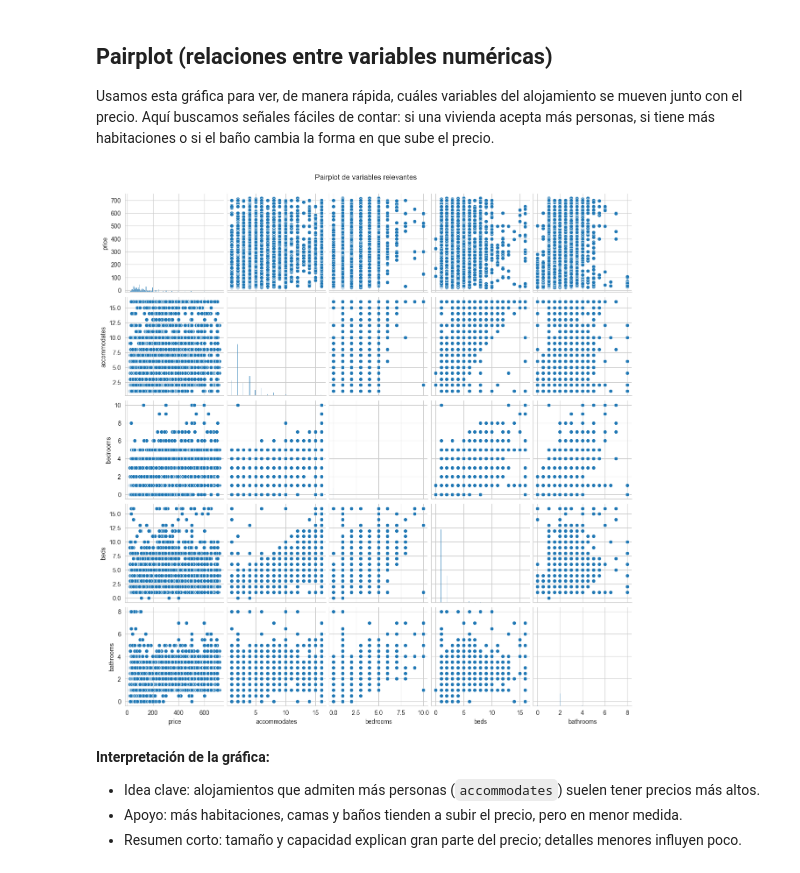
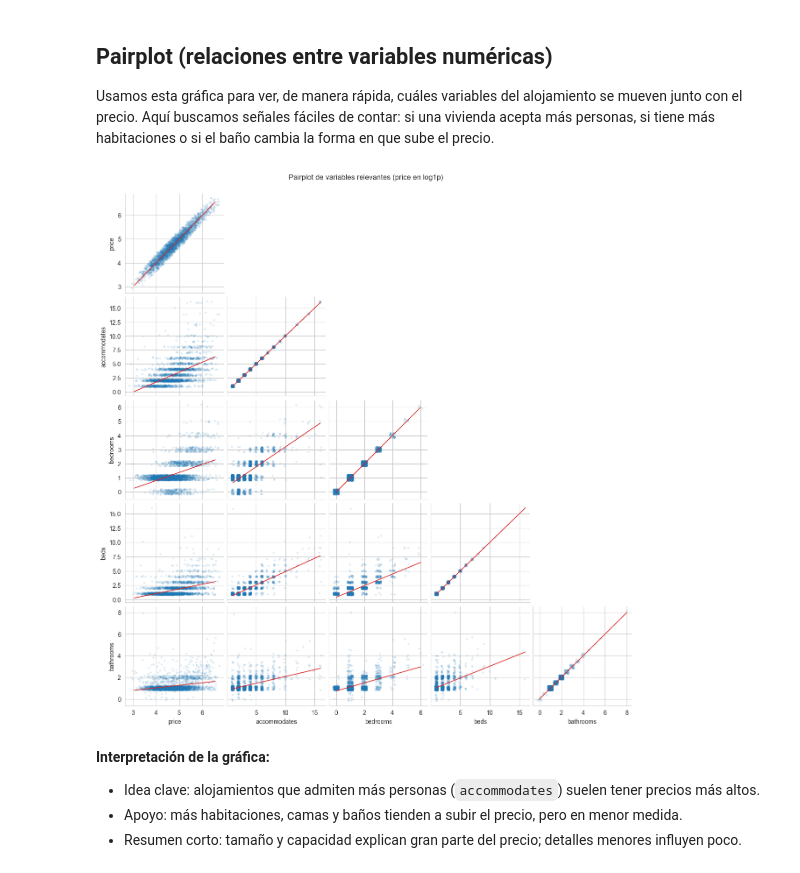
Before and after one commit to 07203628/CDProyectoFinal, a Jupyter notebook: Proyecto/Final/Presentacion_Notebook.ipynb, the cells around one changed output. Drawn from its saved outputs; the diff is of its cells as text; code cells hidden in the pictures.

```diff
--- a/Proyecto/Final/Presentacion_Notebook.ipynb
+++ b/Proyecto/Final/Presentacion_Notebook.ipynb
@@ -74,13 +74,34 @@ Usamos esta gráfica para ver, de manera rápida, cuáles variables del alojamie
 # %%
 pair_cols = [col for col in ['price', 'accommodates', 'bedrooms', 'beds', 'bathrooms'] if col in df.columns]
 if len(pair_cols) >= 2:
-    g = sns.pairplot(df[pair_cols])
-    g.fig.suptitle('Pairplot de variables relevantes', y=1.02)
+    # Muestreo para evitar sobrecarga visual en datasets grandes
+    pair_df = df[pair_cols].dropna().copy()
+    pair_df = pair_df.sample(n=min(3000, len(pair_df)), random_state=42)
+
+    # Reducir sesgo de cola larga en precio para visualizar mejor patrones
+    if 'price' in pair_df.columns:
+        pair_df['price'] = np.log1p(pair_df['price'].clip(lower=0))
+
+    # Pairplot con regplot + jitter para evitar cuadricula en variables discretas
+    g = sns.pairplot(
+        pair_df,
+        corner=True,
+        kind='reg',
+        diag_kind=None,
+        plot_kws={
+            'x_jitter': 0.2,
+            'y_jitter': 0.2,
+            'ci': None,
+            'scatter_kws': {'alpha': 0.14, 's': 10, 'edgecolor': 'none'},
+            'line_kws': {'color': '#d62728', 'linewidth': 1.2}
+        }
+    )
+    g.fig.suptitle('Pairplot de variables relevantes (price en log1p)', y=1.02)
     plt.show()
 else:
     print('No hay suficientes columnas relevantes para pairplot.')
 # %% [output]
-[figure, old version]
+[figure, new version]
 # %% [markdown]
 **Interpretación de la gráfica:**
 - Idea clave: alojamientos que admiten más personas (`accommodates`) suelen tener precios más altos.
```
Also changed, not shown: parts of 4 cells of this notebook, 13 other files.
